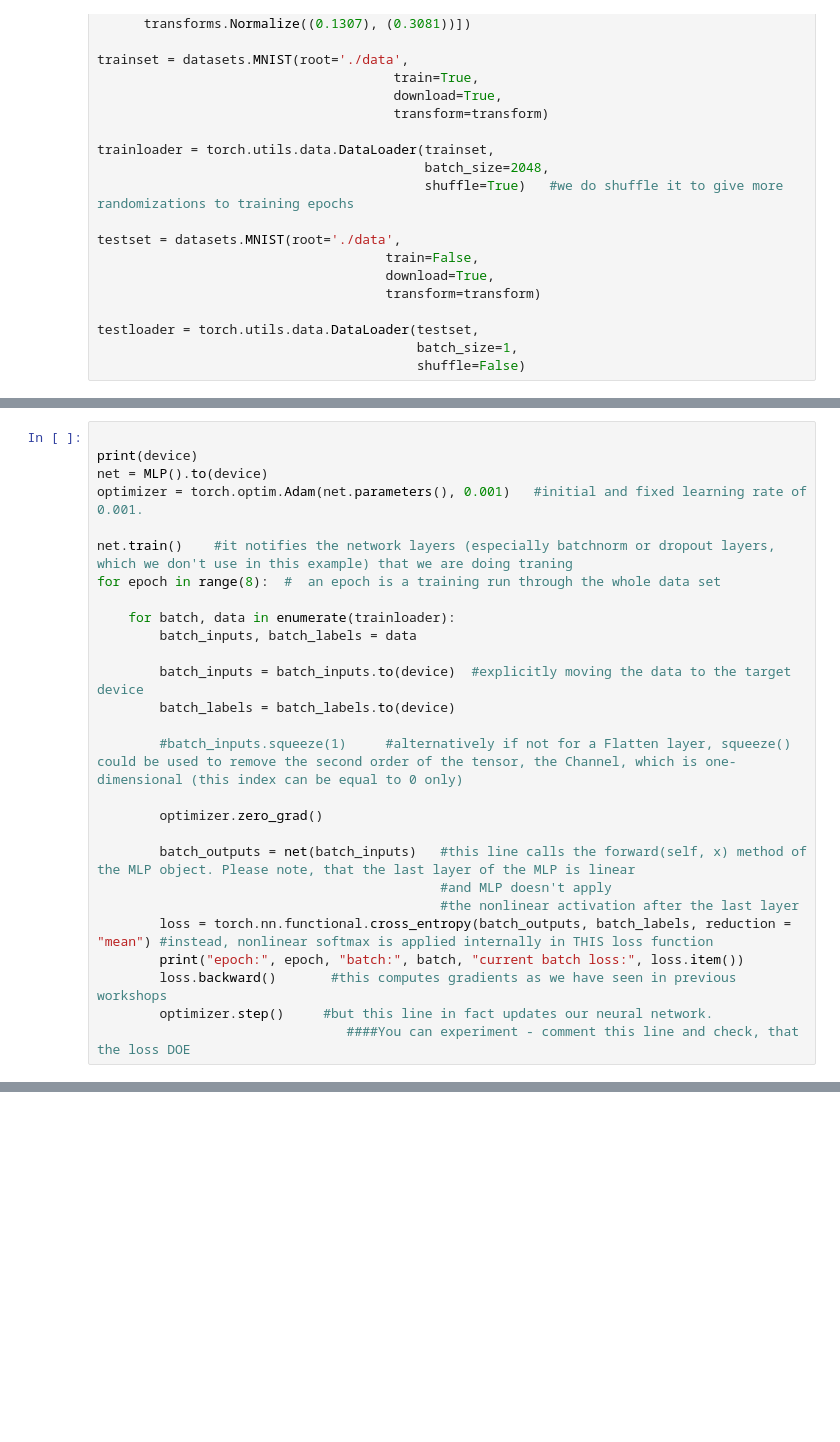
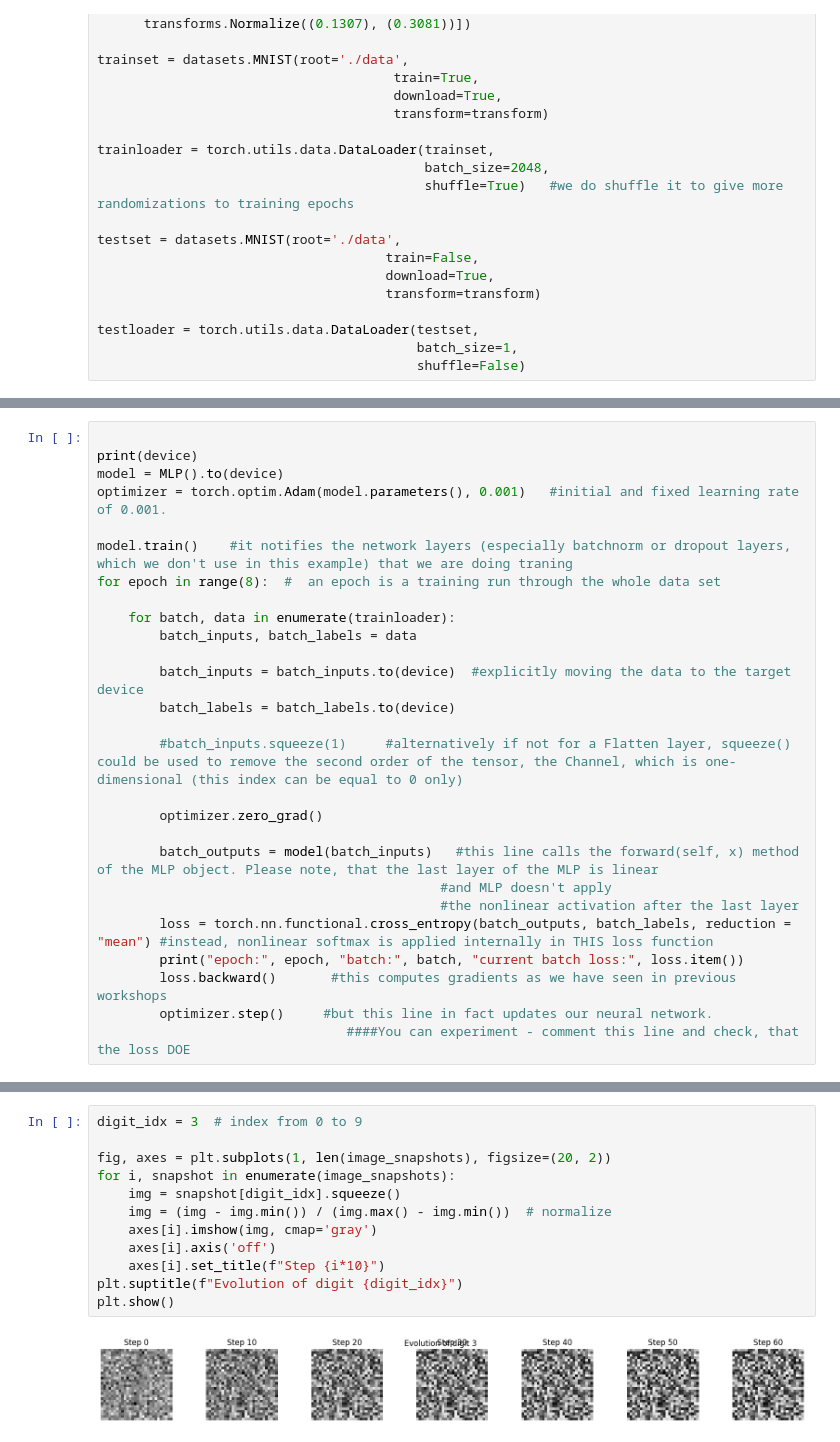
Before and after one commit to kaluznys/uczenie_maszynowe_UW, a Jupyter notebook: praca_9_um.ipynb, the cells around one changed output, grey strips where cells are left out. Saved outputs shown, nothing was run; the diff lists cells and outputs as text; blank space fills up the shorter version.

```diff
--- a/praca_9_um.ipynb
+++ b/praca_9_um.ipynb
@@ -149,10 +149,10 @@ for i, data in enumerate(trainloader):
 # %%
 
 print(device)
-net = MLP().to(device)
-optimizer = torch.optim.Adam(net.parameters(), 0.001)   #initial and fixed learning rate of 0.001.
+model = MLP().to(device)
+optimizer = torch.optim.Adam(model.parameters(), 0.001)   #initial and fixed learning rate of 0.001.
 
-net.train()    #it notifies the network layers (especially batchnorm or dropout layers, which we don't use in this example) that we are doing traning
+model.train()    #it notifies the network layers (especially batchnorm or dropout layers, which we don't use in this example) that we are doing traning
 for epoch in range(8):  #  an epoch is a training run through the whole data set
 
     for batch, data in enumerate(trainloader):
@@ -165,7 +165,7 @@ for epoch in range(8):  #  an epoch is a training run through the whole data set
 
         optimizer.zero_grad()
 
-        batch_outputs = net(batch_inputs)   #this line calls the forward(self, x) method of the MLP object. Please note, that the last layer of the MLP is linear
+        batch_outputs = model(batch_inputs)   #this line calls the forward(self, x) method of the MLP object. Please note, that the last layer of the MLP is linear
                                             #and MLP doesn't apply
                                             #the nonlinear activation after the last layer
         loss = torch.nn.functional.cross_entropy(batch_outputs, batch_labels, reduction = "mean") #instead, nonlinear softmax is applied internally in THIS loss function
@@ -244,3 +232,17 @@ RuntimeError: Expected all tensors to be on the same device, but found at least
+# %%
+digit_idx = 3  # index from 0 to 9
+
+fig, axes = plt.subplots(1, len(image_snapshots), figsize=(20, 2))
+for i, snapshot in enumerate(image_snapshots):
+    img = snapshot[digit_idx].squeeze()
+    img = (img - img.min()) / (img.max() - img.min())  # normalize
+    axes[i].imshow(img, cmap='gray')
+    axes[i].axis('off')
+    axes[i].set_title(f"Step {i*10}")
+plt.suptitle(f"Evolution of digit {digit_idx}")
+plt.show()
+# %% [output]
+[figure, added]
 # %%
 def plot_results(images, confidence_history):
     images = images.cpu().numpy().squeeze()
```
Also changed, not shown: parts of 5 cells of this notebook.
